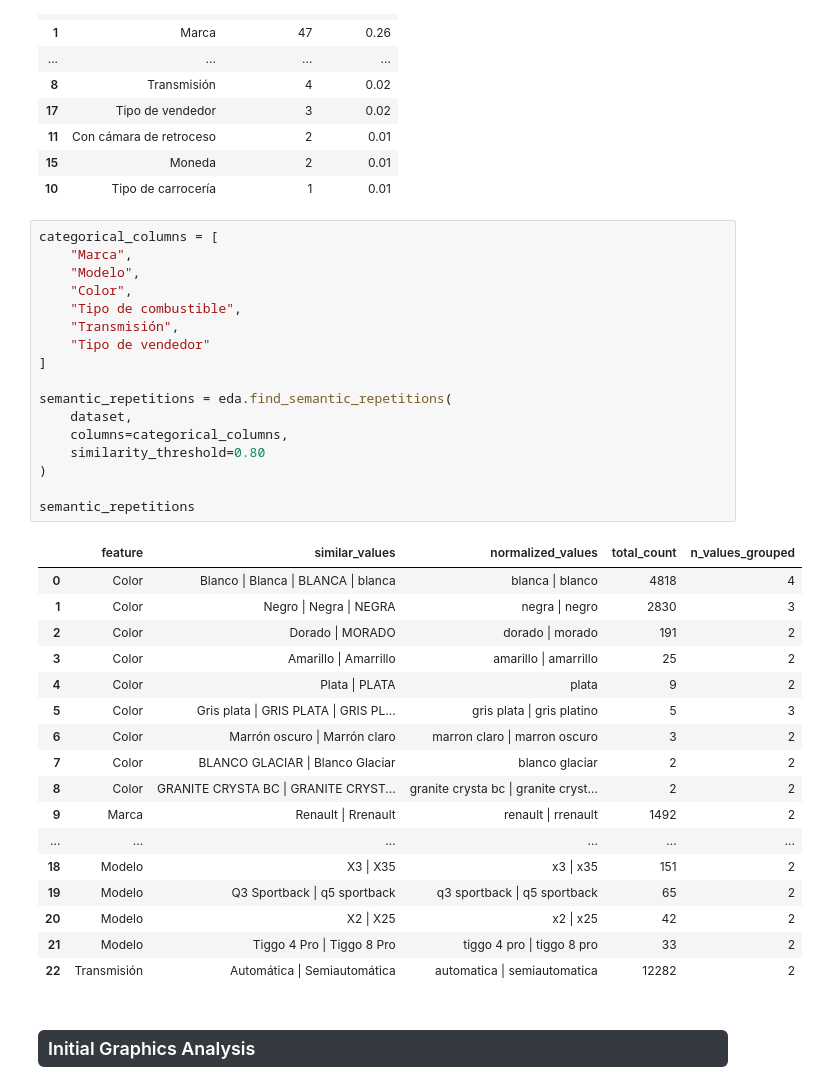
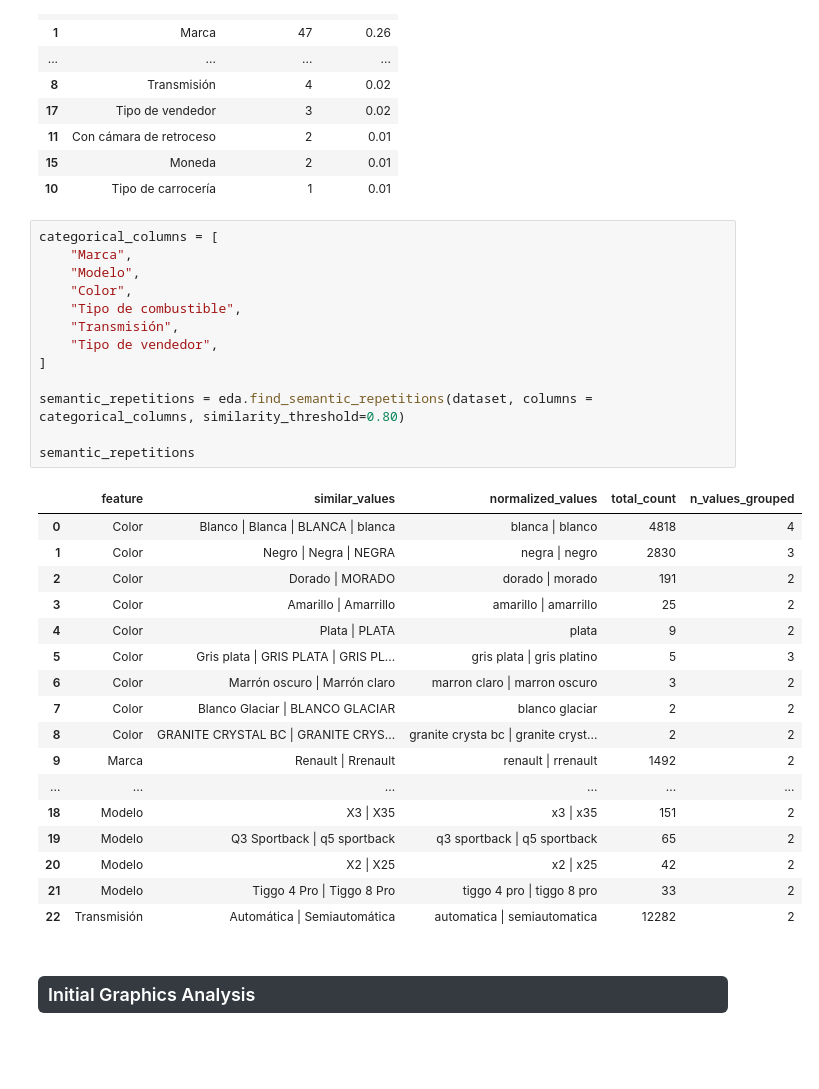
Before and after one commit to abrildiaco/TP_Final_ML, a Jupyter notebook: notebooks/eda.ipynb, the cells around one changed output. Cells and saved outputs as stored; diff of their text form; blank space fills up the shorter version.

```diff
--- a/notebooks/eda.ipynb
+++ b/notebooks/eda.ipynb
@@ -147,31 +144,27 @@ eda.unique_values_summary(dataset)
 # %%
 categorical_columns = [
     "Marca",
     "Modelo",
     "Color",
     "Tipo de combustible",
     "Transmisión",
-    "Tipo de vendedor"
+    "Tipo de vendedor",
 ]
 
-semantic_repetitions = eda.find_semantic_repetitions(
-    dataset,
-    columns=categorical_columns,
-    similarity_threshold=0.80
-)
+semantic_repetitions = eda.find_semantic_repetitions(dataset, columns = categorical_columns, similarity_threshold=0.80)
 
 semantic_repetitions
 # %% [output]
 |  | feature | similar_values | normalized_values | total_count | n_values_grouped |
 | 0 | Color | Blanco | Blanca | BLANCA | blanca | blanca | blanco | 4818 | 4 |
 | 1 | Color | Negro | Negra | NEGRA | negra | negro | 2830 | 3 |
 | 2 | Color | Dorado | MORADO | dorado | morado | 191 | 2 |
 | 3 | Color | Amarillo | Amarrillo | amarillo | amarrillo | 25 | 2 |
 | 4 | Color | Plata | PLATA | plata | 9 | 2 |
 | 5 | Color | Gris plata | GRIS PLATA | GRIS PL... | gris plata | gris platino | 5 | 3 |
 | 6 | Color | Marrón oscuro | Marrón claro | marron claro | marron oscuro | 3 | 2 |
-| 7 | Color | BLANCO GLACIAR | Blanco Glaciar | blanco glaciar | 2 | 2 |
-| 8 | Color | GRANITE CRYSTA BC | GRANITE CRYST... | granite crysta bc | granite cryst... | 2 | 2 |
+| 7 | Color | Blanco Glaciar | BLANCO GLACIAR | blanco glaciar | 2 | 2 |
+| 8 | Color | GRANITE CRYSTAL BC | GRANITE CRYS... | granite crysta bc | granite cryst... | 2 | 2 |
 | 9 | Marca | Renault | Rrenault | renault | rrenault | 1492 | 2 |
 | ... | ... | ... | ... | ... | ... |
 | 18 | Modelo | X3 | X35 | x3 | x35 | 151 | 2 |
```
Also changed, not shown: parts of 16 cells of this notebook, 4 other files.
